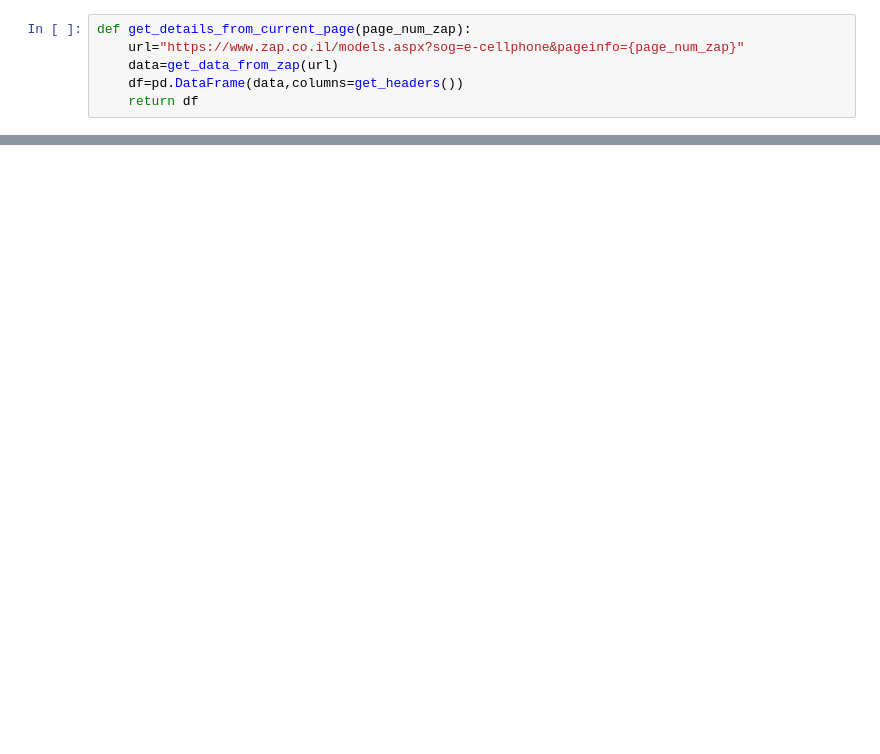
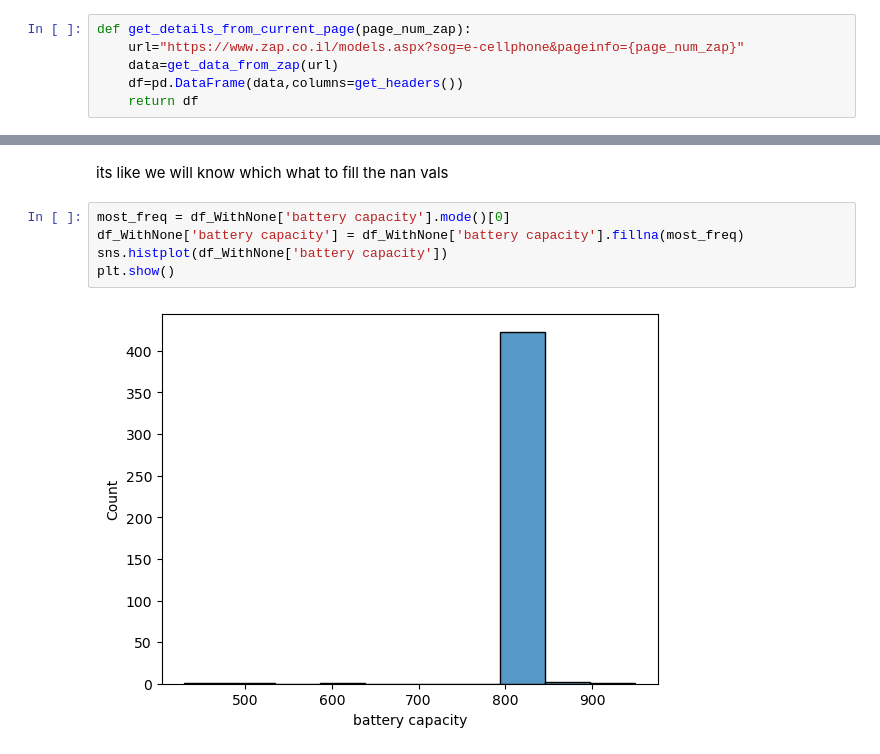
Before and after one commit to Davidtal1/PhoneProjects, a Jupyter notebook: PhonesProject.ipynb, the cells around one changed output, grey strips where cells are left out. Saved outputs shown, nothing was run; the diff lists cells and outputs as text; blank space fills up the shorter version.

```diff
--- a/PhonesProject.ipynb
+++ b/PhonesProject.ipynb
@@ -240,0 +476,9 @@ df
+# %% [markdown]
+its like we will know which what to fill the nan vals
+# %%
+most_freq = df_WithNone['battery capacity'].mode()[0]
+df_WithNone['battery capacity'] = df_WithNone['battery capacity'].fillna(most_freq)
+sns.histplot(df_WithNone['battery capacity'])
+plt.show()
+# %% [output]
+[figure, added]
```
Also changed, not shown: parts of 32 cells of this notebook, 2 other files.
